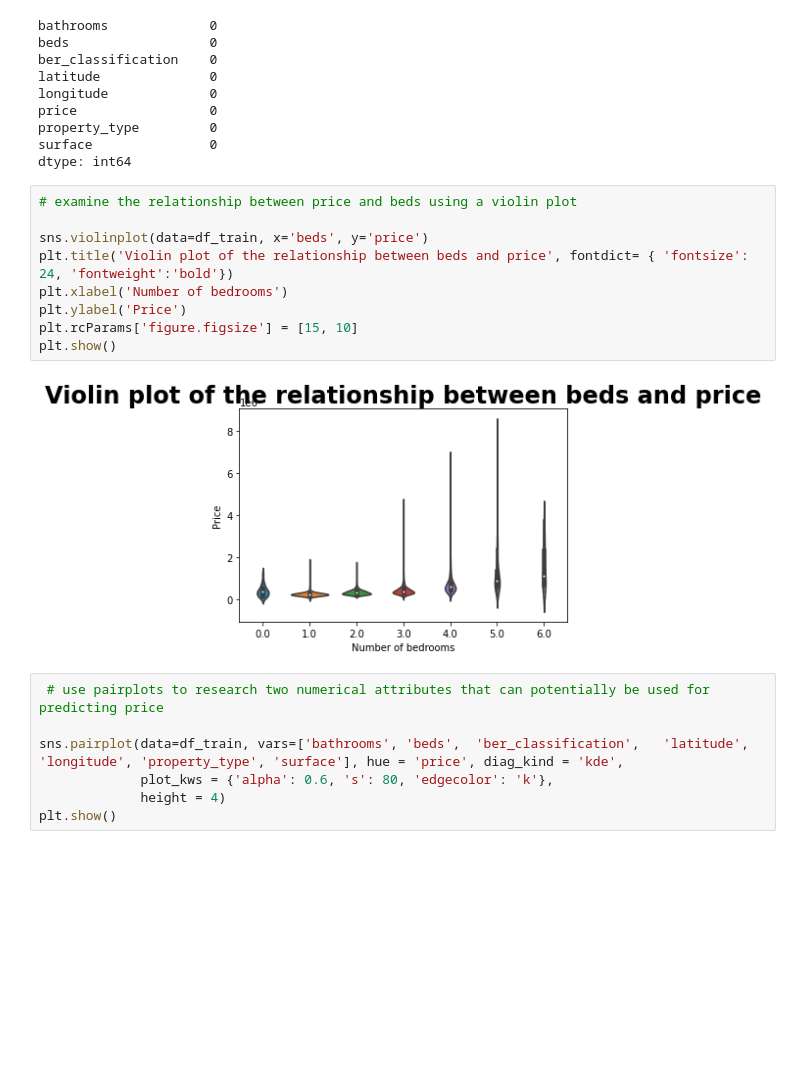
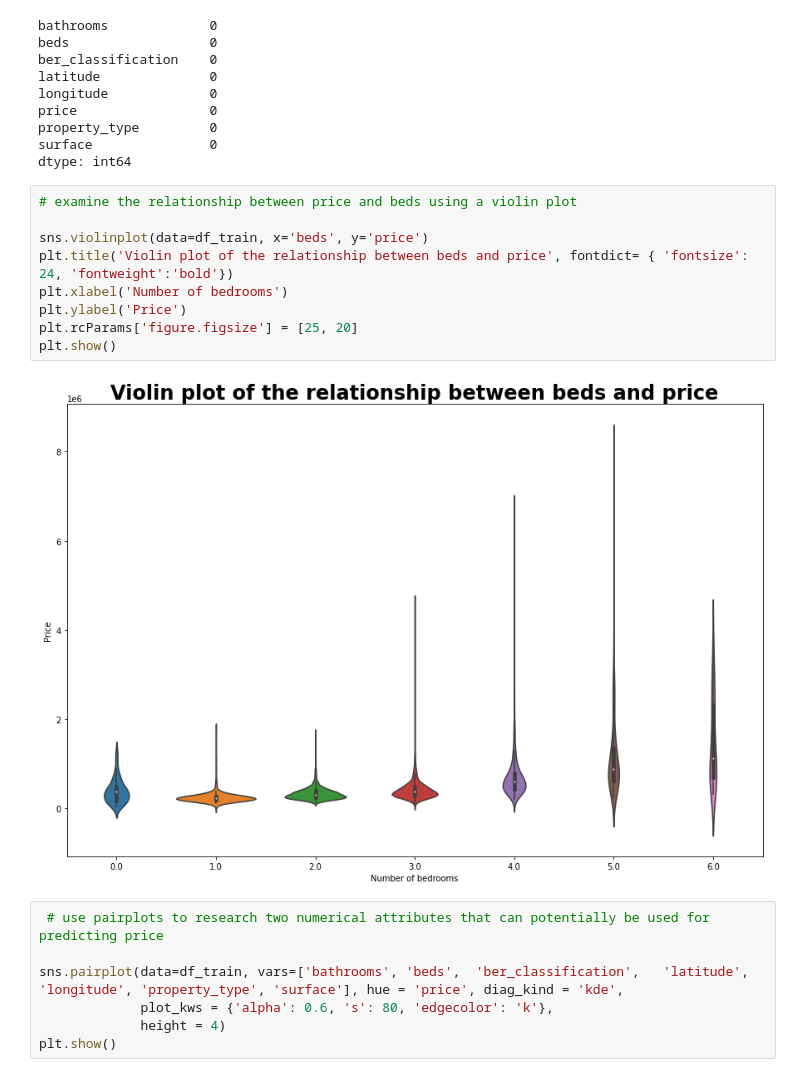
Before and after one commit to markdevine/ET5003_SEM1_2021-2, a Jupyter notebook: ET5003_Etivity2_Mark_Devine_19187289.ipynb, the cells around one changed output. Cells and saved outputs as stored; diff of their text form; blank space fills up the shorter version.

```diff
--- a/ET5003_Etivity2_Mark_Devine_19187289.ipynb
+++ b/ET5003_Etivity2_Mark_Devine_19187289.ipynb
@@ -784,14 +784,14 @@ dtype: int64
 # %%
 # examine the relationship between price and beds using a violin plot
 
 sns.violinplot(data=df_train, x='beds', y='price')
 plt.title('Violin plot of the relationship between beds and price', fontdict= { 'fontsize': 24, 'fontweight':'bold'})
 plt.xlabel('Number of bedrooms')
 plt.ylabel('Price')
-plt.rcParams['figure.figsize'] = [15, 10]
+plt.rcParams['figure.figsize'] = [25, 20]
 plt.show()
 # %% [output]
-[figure, old version]
+[figure, new version]
 # %%
  # use pairplots to research two numerical attributes that can potentially be used for predicting price
 
```
Also changed, not shown: parts of 22 cells of this notebook.
